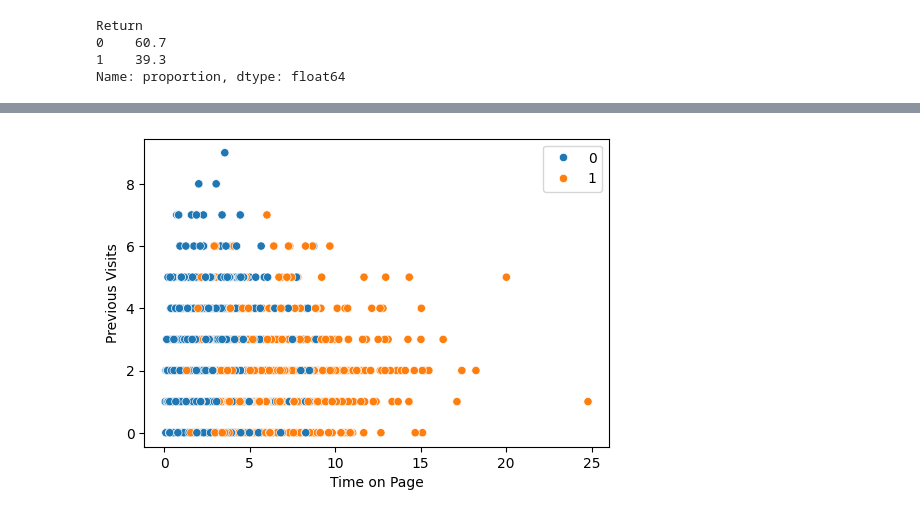
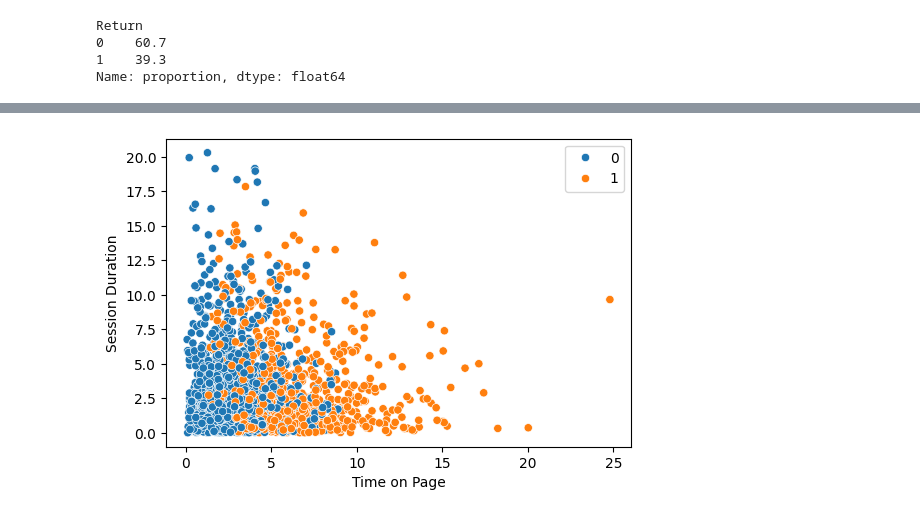
Before and after one commit to Himanshutiwari321/User-Return-Prediction---Startup---ML, a Jupyter notebook: notebooks/03_feature.ipynb, the cells around one changed output, grey strips where cells are left out. Cells and saved outputs as stored; diff of their text form; code cells hidden in the pictures.

```diff
--- a/notebooks/03_feature.ipynb
+++ b/notebooks/03_feature.ipynb
@@ -103,10 +93,10 @@ df.head()
 # %%
 plt.figure(figsize=(6,4))
-sns.scatterplot(x='Time on Page',y='Previous Visits', hue = 'Return', data= df)
+sns.scatterplot(x='Time on Page',y='Session Duration', hue = 'Return', data= df)
 plt.legend()
 plt.show()
 # %% [output]
-[figure, old version]
+[figure, new version]
 # %%
 import plotly.express as px
 
```
Also changed, not shown: parts of 10 cells of this notebook, 3 other files.
